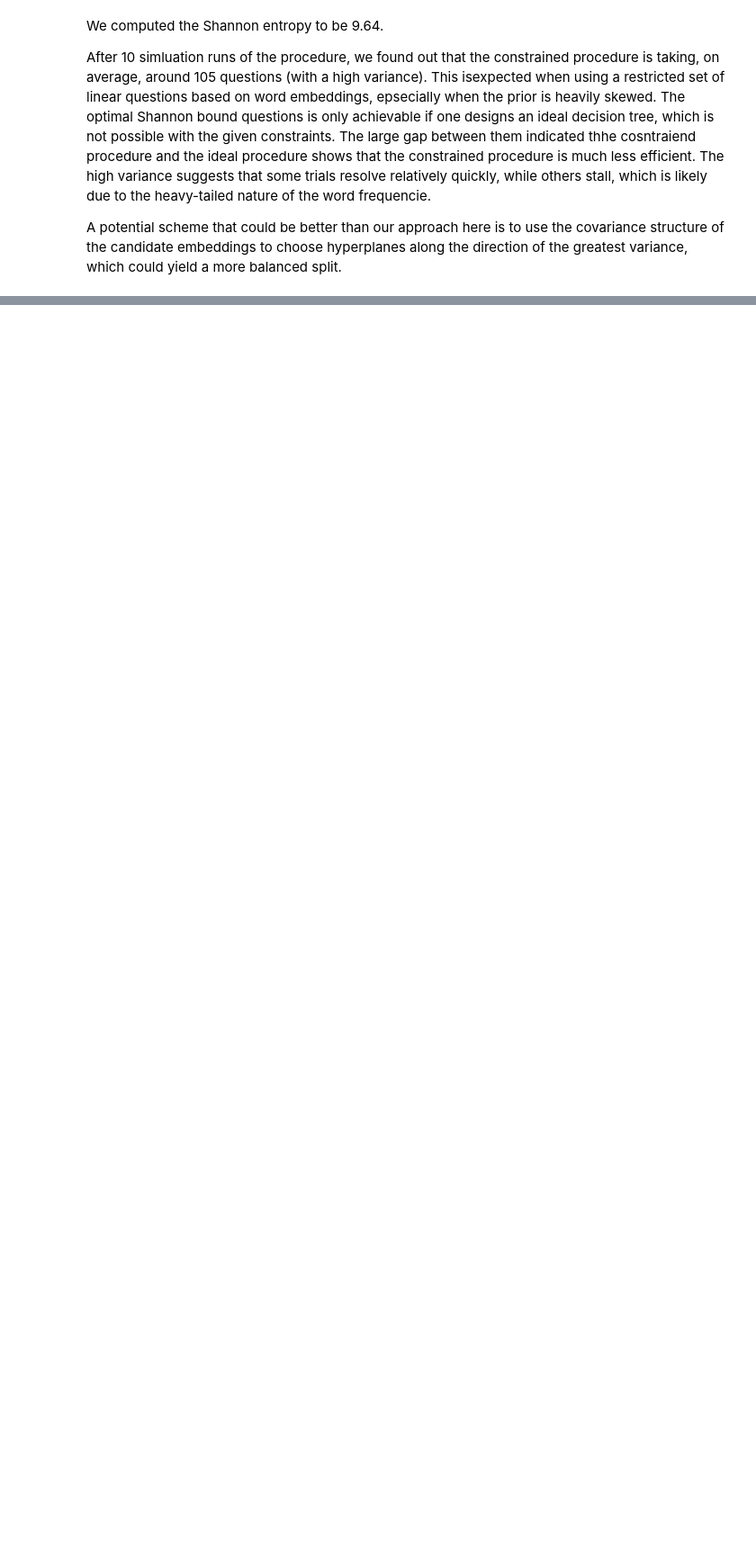
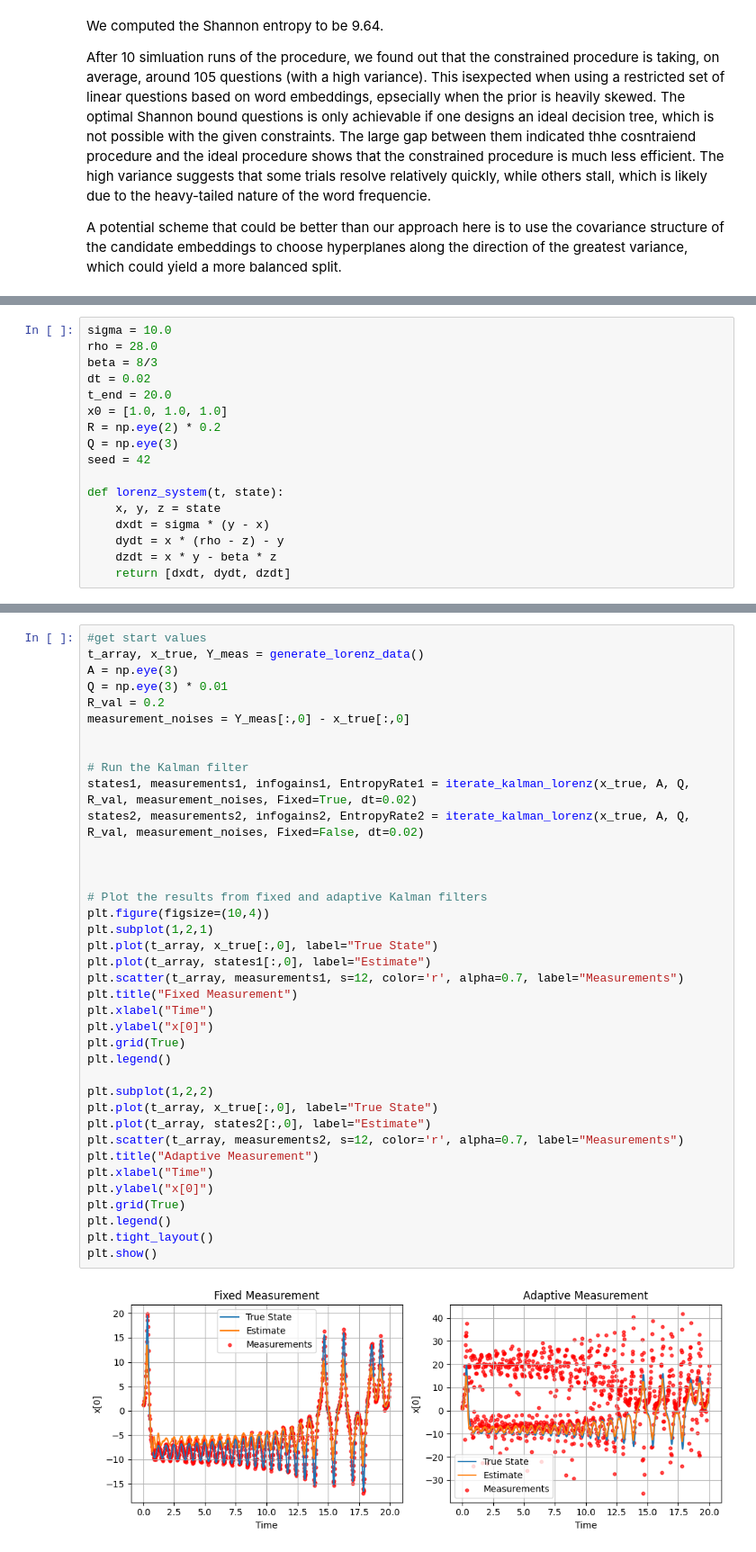
Before and after one commit to LarsMstangeland/ProjectMiniBayesian, a Jupyter notebook: notebooks/project.ipynb, the cells around one changed output, grey strips where cells are left out. Shown at 90% size. Drawn from its saved outputs; the diff is of its cells as text; blank space fills up the shorter version.

```diff
--- a/notebooks/project.ipynb
+++ b/notebooks/project.ipynb
@@ -495,0 +812,17 @@ A potential scheme that could be better than our approach here is to use the cov
+# %%
+sigma = 10.0
+rho = 28.0
+beta = 8/3
+dt = 0.02
+t_end = 20.0
+x0 = [1.0, 1.0, 1.0]
+R = np.eye(2) * 0.2
+Q = np.eye(3)
+seed = 42
+
+def lorenz_system(t, state):
+    x, y, z = state
+    dxdt = sigma * (y - x)
+    dydt = x * (rho - z) - y
+    dzdt = x * y - beta * z
+    return [dxdt, dydt, dzdt]
@@ -495,0 +1059,40 @@ A potential scheme that could be better than our approach here is to use the cov
+# %%
+#get start values
+t_array, x_true, Y_meas = generate_lorenz_data()
+A = np.eye(3)
+Q = np.eye(3) * 0.01
+R_val = 0.2
+measurement_noises = Y_meas[:,0] - x_true[:,0]
+
+
+# Run the Kalman filter
+states1, measurements1, infogains1, EntropyRate1 = iterate_kalman_lorenz(x_true, A, Q, R_val, measurement_noises, Fixed=True, dt=0.02)
+states2, measurements2, infogains2, EntropyRate2 = iterate_kalman_lorenz(x_true, A, Q, R_val, measurement_noises, Fixed=False, dt=0.02)
+
+
+
+# Plot the results from fixed and adaptive Kalman filters
+plt.figure(figsize=(10,4))
+plt.subplot(1,2,1)
+plt.plot(t_array, x_true[:,0], label="True State")
+plt.plot(t_array, states1[:,0], label="Estimate")
+plt.scatter(t_array, measurements1, s=12, color='r', alpha=0.7, label="Measurements")
+plt.title("Fixed Measurement")
+plt.xlabel("Time")
+plt.ylabel("x[0]")
+plt.grid(True)
+plt.legend()
+
+plt.subplot(1,2,2)
+plt.plot(t_array, x_true[:,0], label="True State")
+plt.plot(t_array, states2[:,0], label="Estimate")
+plt.scatter(t_array, measurements2, s=12, color='r', alpha=0.7, label="Measurements")
+plt.title("Adaptive Measurement")
+plt.xlabel("Time")
+plt.ylabel("x[0]")
+plt.grid(True)
+plt.legend()
+plt.tight_layout()
+plt.show()
+# %% [output]
+[figure, added]
```
Also changed, not shown: parts of 45 cells of this notebook.
